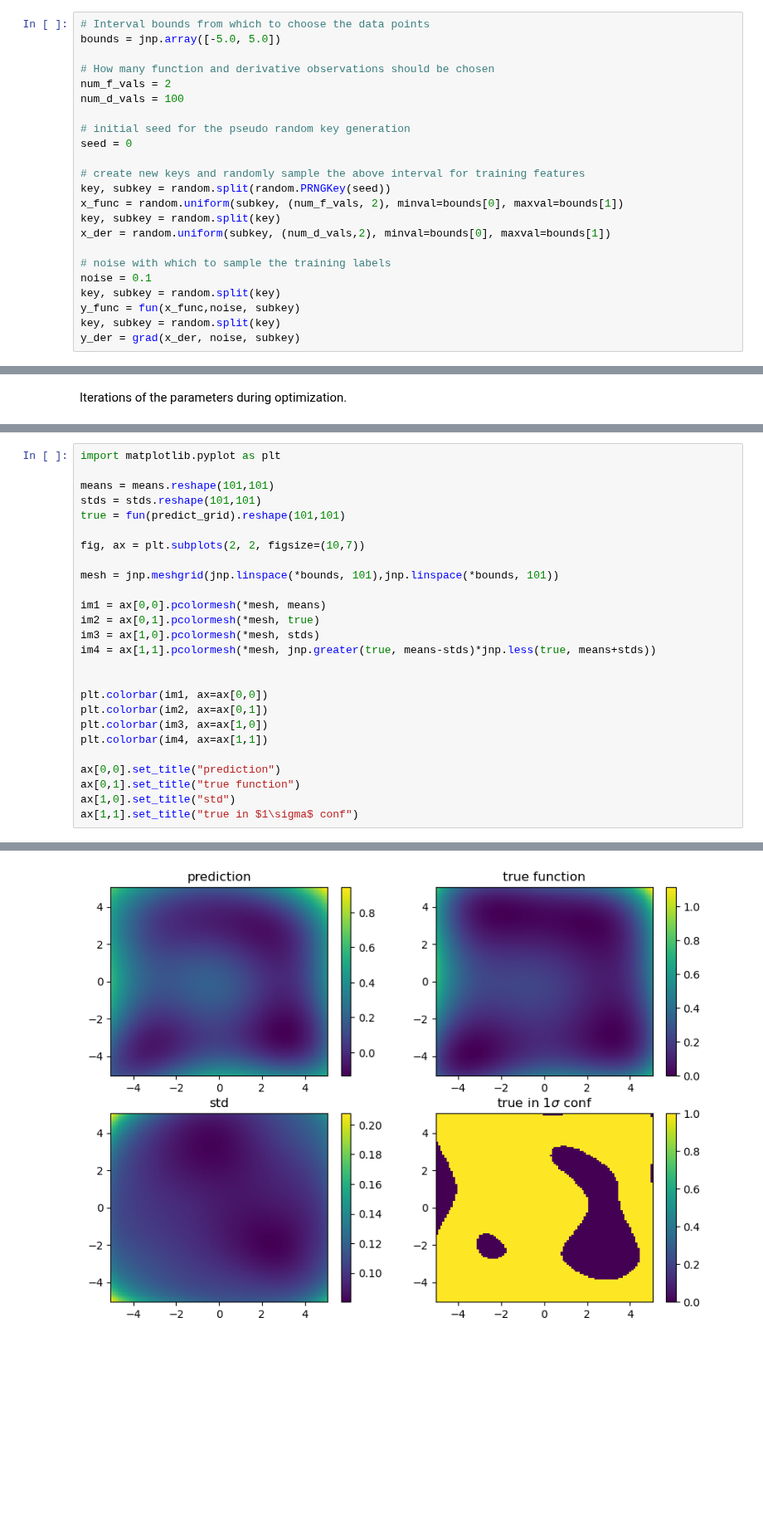
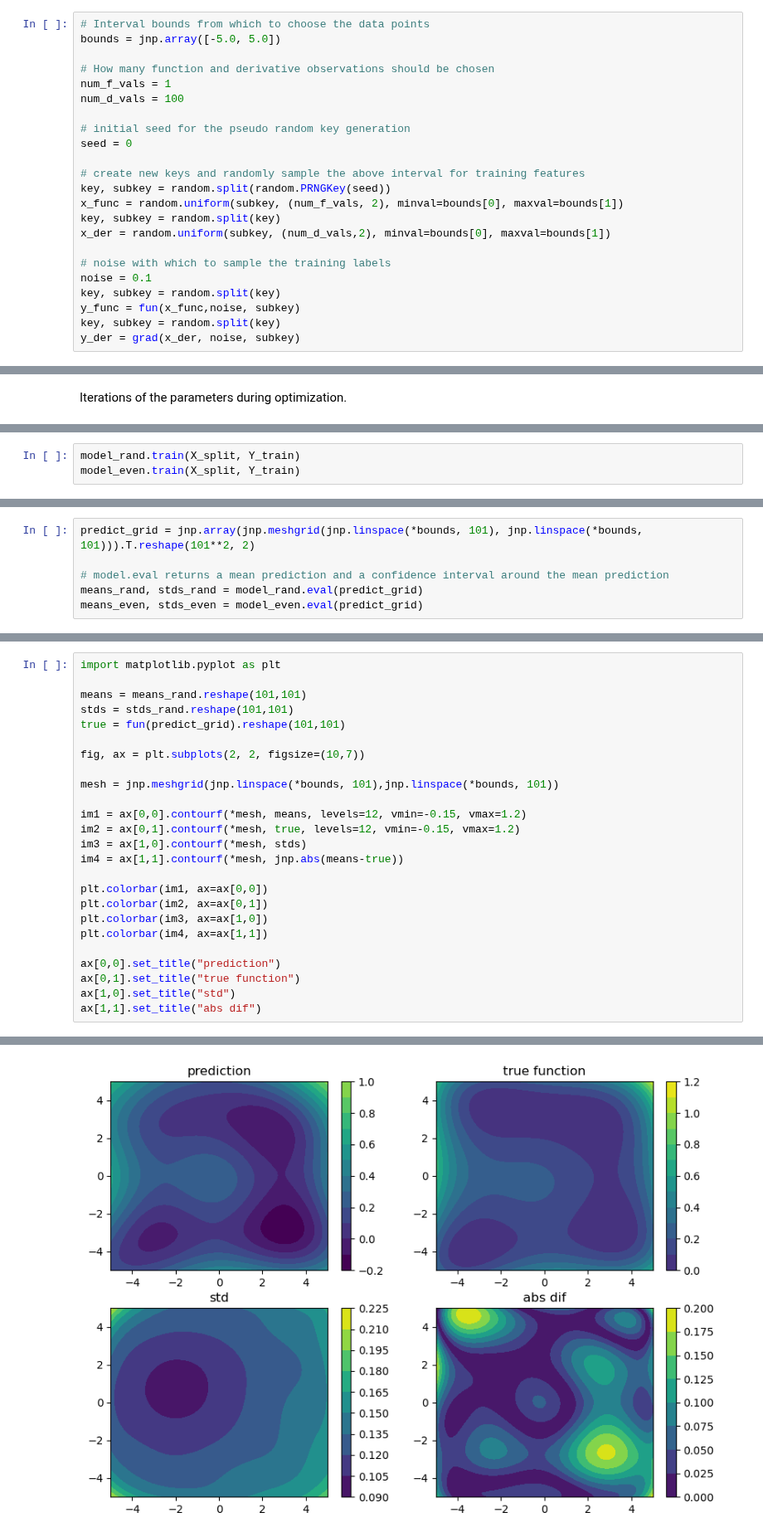
Before and after one commit to LukasEin/jaxgp, a Jupyter notebook: 2d_example_regression.ipynb, the cells around one changed output, grey strips where cells are left out. Shown at 83% size. Saved outputs shown, nothing was run; the diff lists cells and outputs as text; blank space fills up the shorter version.

```diff
--- a/2d_example_regression.ipynb
+++ b/2d_example_regression.ipynb
@@ -29,7 +28,7 @@ To define the training data we first need to define boundaries to choose the dat
 bounds = jnp.array([-5.0, 5.0])
 
 # How many function and derivative observations should be chosen
-num_f_vals = 2
+num_f_vals = 1
 num_d_vals = 100
 
 # initial seed for the pseudo random key generation
@@ -117,0 +181,3 @@ Plotting the predicted function together with its confidence interval we can see
+# %%
+model_rand.train(X_split, Y_train)
+model_even.train(X_split, Y_train)
@@ -117,0 +191,6 @@ Plotting the predicted function together with its confidence interval we can see
+# %%
+predict_grid = jnp.array(jnp.meshgrid(jnp.linspace(*bounds, 101), jnp.linspace(*bounds, 101))).T.reshape(101**2, 2)
+
+# model.eval returns a mean prediction and a confidence interval around the mean prediction
+means_rand, stds_rand = model_rand.eval(predict_grid)
+means_even, stds_even = model_even.eval(predict_grid)
@@ -118,19 +201,18 @@ Plotting the predicted function together with its confidence interval we can see
 # %%
 import matplotlib.pyplot as plt
 
-means = means.reshape(101,101)
-stds = stds.reshape(101,101)
+means = means_rand.reshape(101,101)
+stds = stds_rand.reshape(101,101)
 true = fun(predict_grid).reshape(101,101)
 
 fig, ax = plt.subplots(2, 2, figsize=(10,7))
 
 mesh = jnp.meshgrid(jnp.linspace(*bounds, 101),jnp.linspace(*bounds, 101))
 
-im1 = ax[0,0].pcolormesh(*mesh, means)
-im2 = ax[0,1].pcolormesh(*mesh, true)
-im3 = ax[1,0].pcolormesh(*mesh, stds)
-im4 = ax[1,1].pcolormesh(*mesh, jnp.greater(true, means-stds)*jnp.less(true, means+stds))
-
+im1 = ax[0,0].contourf(*mesh, means, levels=12, vmin=-0.15, vmax=1.2)
+im2 = ax[0,1].contourf(*mesh, true, levels=12, vmin=-0.15, vmax=1.2)
+im3 = ax[1,0].contourf(*mesh, stds)
+im4 = ax[1,1].contourf(*mesh, jnp.abs(means-true))
 
 plt.colorbar(im1, ax=ax[0,0])
 plt.colorbar(im2, ax=ax[0,1])
@@ -140,5 +222,5 @@ plt.colorbar(im4, ax=ax[1,1])
 ax[0,0].set_title("prediction")
 ax[0,1].set_title("true function")
 ax[1,0].set_title("std")
-ax[1,1].set_title("true in $1\sigma$ conf")
+ax[1,1].set_title("abs dif")
 # %% [output]
@@ -146 +228 @@ Text(0.5, 1.0, 'true in $1\\sigma$ conf')
-[figure, old version]
+[figure, new version]
```
Also changed, not shown: parts of 18 cells of this notebook, 1 other file.
